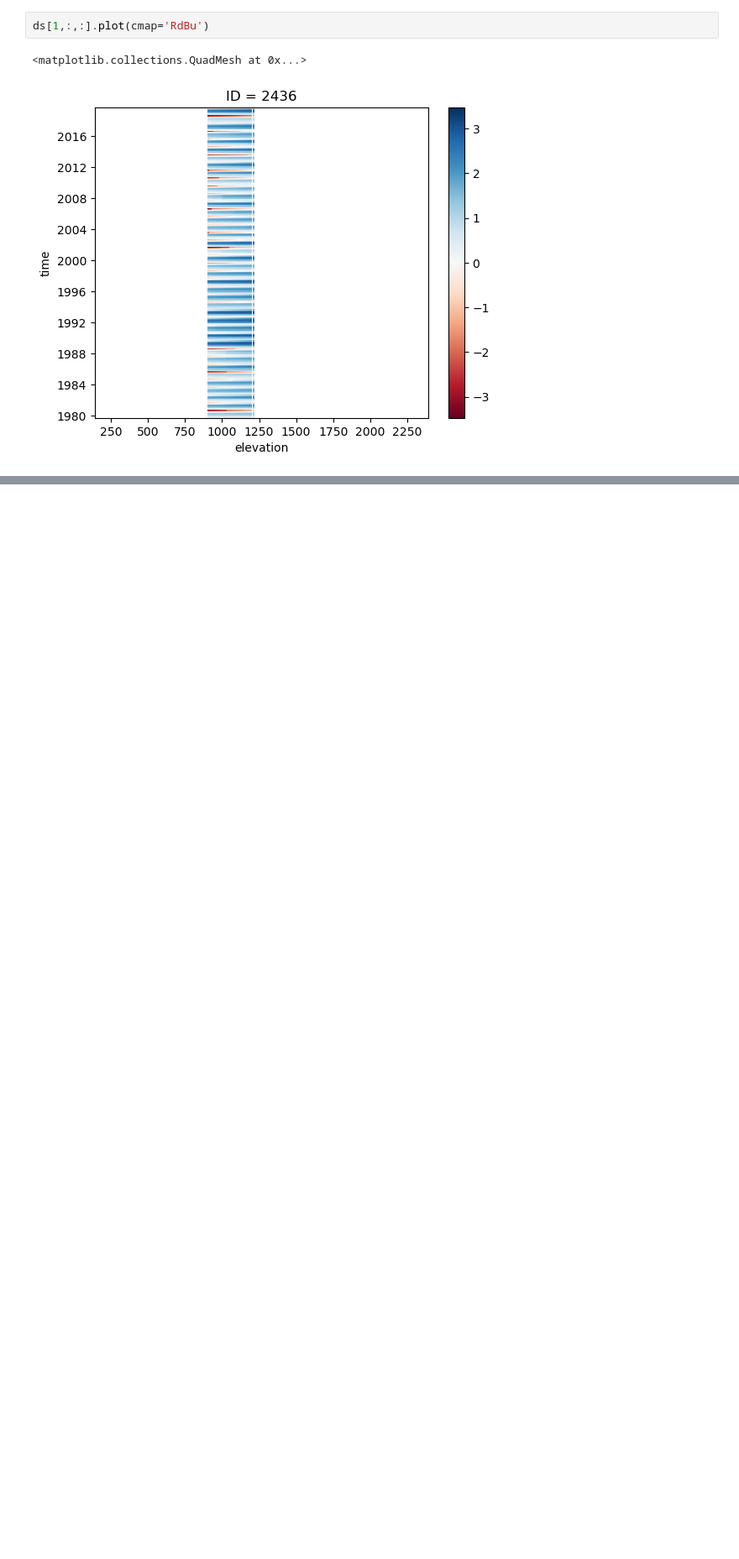
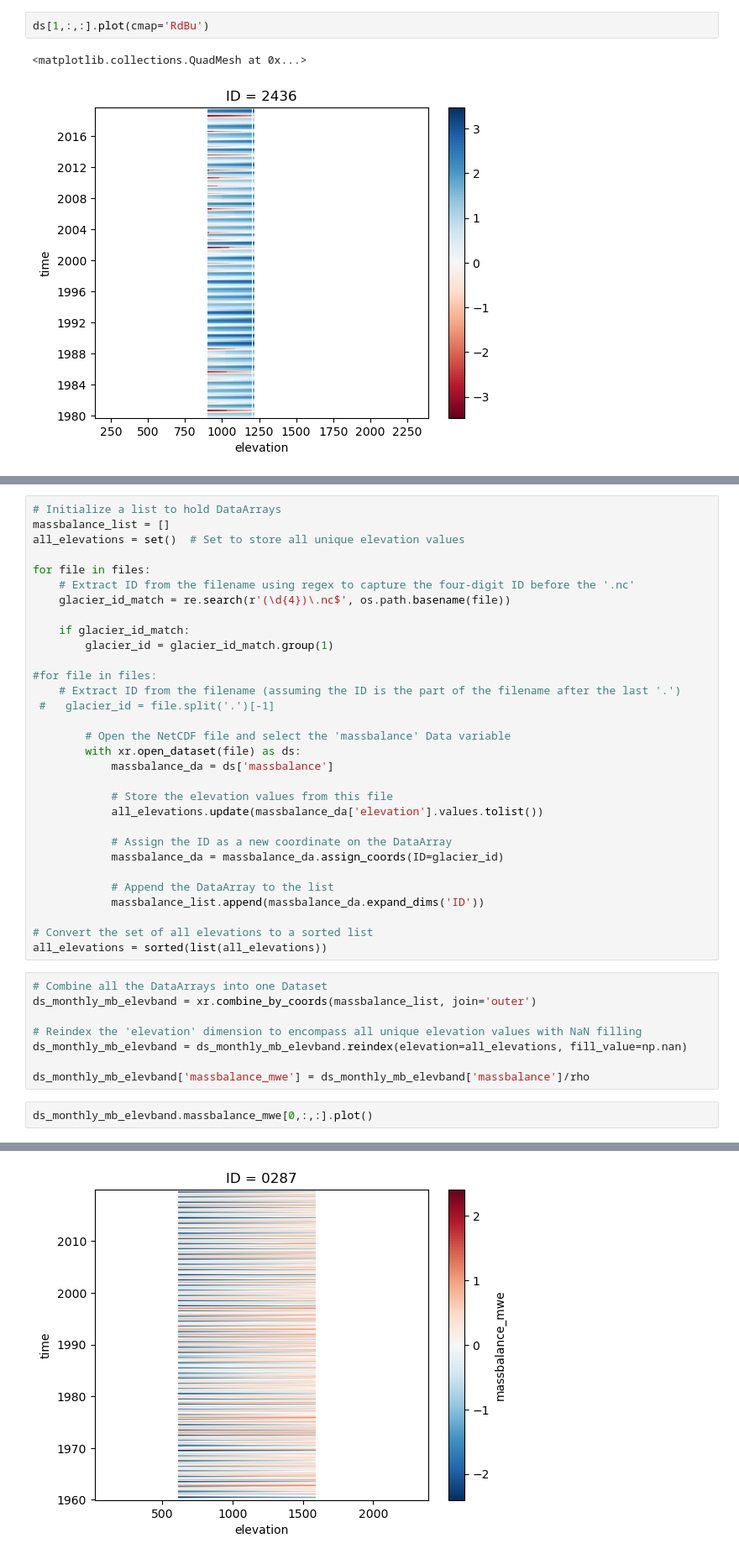
Before and after one commit to khsjursen/ML_MB_Norway, a Jupyter notebook: process_model_results.ipynb, the cells around one changed output, grey strips where cells are left out. Shown at 84% size. Cells and saved outputs as stored; diff of their text form; blank space fills up the shorter version.

```diff
--- a/process_model_results.ipynb
+++ b/process_model_results.ipynb
@@ -223,0 +407,42 @@ annual_sums[1,:,:].plot(cmap='RdBu')
+# %%
+# Initialize a list to hold DataArrays
+massbalance_list = []
+all_elevations = set()  # Set to store all unique elevation values
+
+for file in files:
+    # Extract ID from the filename using regex to capture the four-digit ID before the '.nc'
+    glacier_id_match = re.search(r'(\d{4})\.nc$', os.path.basename(file))
+
+    if glacier_id_match:
+        glacier_id = glacier_id_match.group(1)
+
+#for file in files:
+    # Extract ID from the filename (assuming the ID is the part of the filename after the last '.')
+ #   glacier_id = file.split('.')[-1]
+
+        # Open the NetCDF file and select the 'massbalance' Data variable
+        with xr.open_dataset(file) as ds:
+            massbalance_da = ds['massbalance']
+
+            # Store the elevation values from this file
+            all_elevations.update(massbalance_da['elevation'].values.tolist())
+
+            # Assign the ID as a new coordinate on the DataArray
+            massbalance_da = massbalance_da.assign_coords(ID=glacier_id)
+
+            # Append the DataArray to the list
+            massbalance_list.append(massbalance_da.expand_dims('ID'))
+
+# Convert the set of all elevations to a sorted list
+all_elevations = sorted(list(all_elevations))
+# %%
+# Combine all the DataArrays into one Dataset
+ds_monthly_mb_elevband = xr.combine_by_coords(massbalance_list, join='outer')
+
+# Reindex the 'elevation' dimension to encompass all unique elevation values with NaN filling
+ds_monthly_mb_elevband = ds_monthly_mb_elevband.reindex(elevation=all_elevations, fill_value=np.nan)
+
+ds_monthly_mb_elevband['massbalance_mwe'] = ds_monthly_mb_elevband['massbalance']/rho
+# %%
+ds_monthly_mb_elevband.massbalance_mwe[0,:,:].plot()
+# %% [output]
@@ -223,0 +450 @@ annual_sums[1,:,:].plot(cmap='RdBu')
+[figure, added]
```
Also changed, not shown: parts of 32 cells of this notebook.
